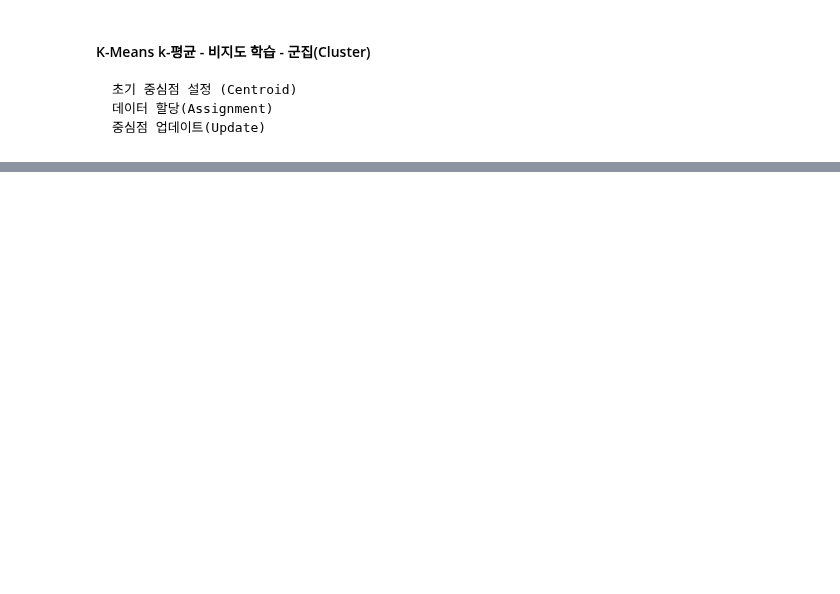
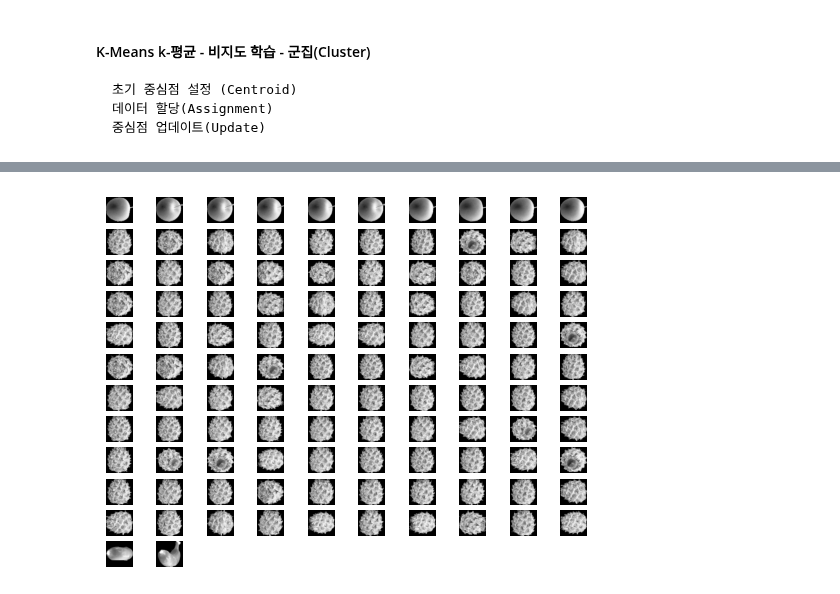
Before and after one commit to pia222sk20/python, a Jupyter notebook: pandas-data-analysis/part7/7.7_review2.kmeans.ipynb, the cells around one changed output, grey strips where cells are left out. Cells and saved outputs as stored; diff of their text form; code cells hidden in the pictures; blank space fills up the shorter version.

```diff
--- a/pandas-data-analysis/part7/7.7_review2.kmeans.ipynb
+++ b/pandas-data-analysis/part7/7.7_review2.kmeans.ipynb
@@ -88,0 +50,7 @@ plt.show()
+# %%
+for i,apple in enumerate(fruits[km.labels_ == 0]):
+    plt.subplot(12,10,i+1)
+    plt.axis('off')
+    plt.imshow(apple,cmap = 'gray')
+# %% [output]
+[figure, added]
```
Also changed, not shown: parts of 12 cells of this notebook.
